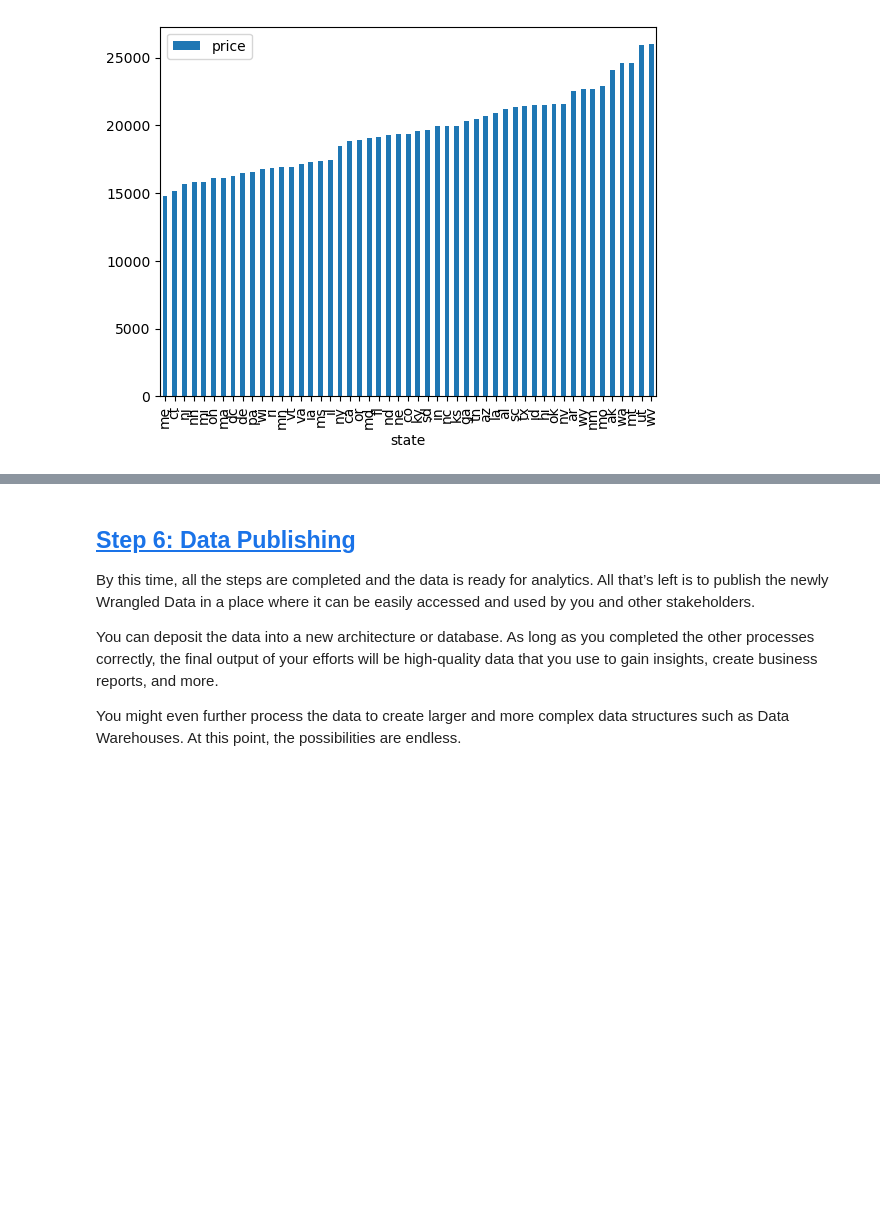
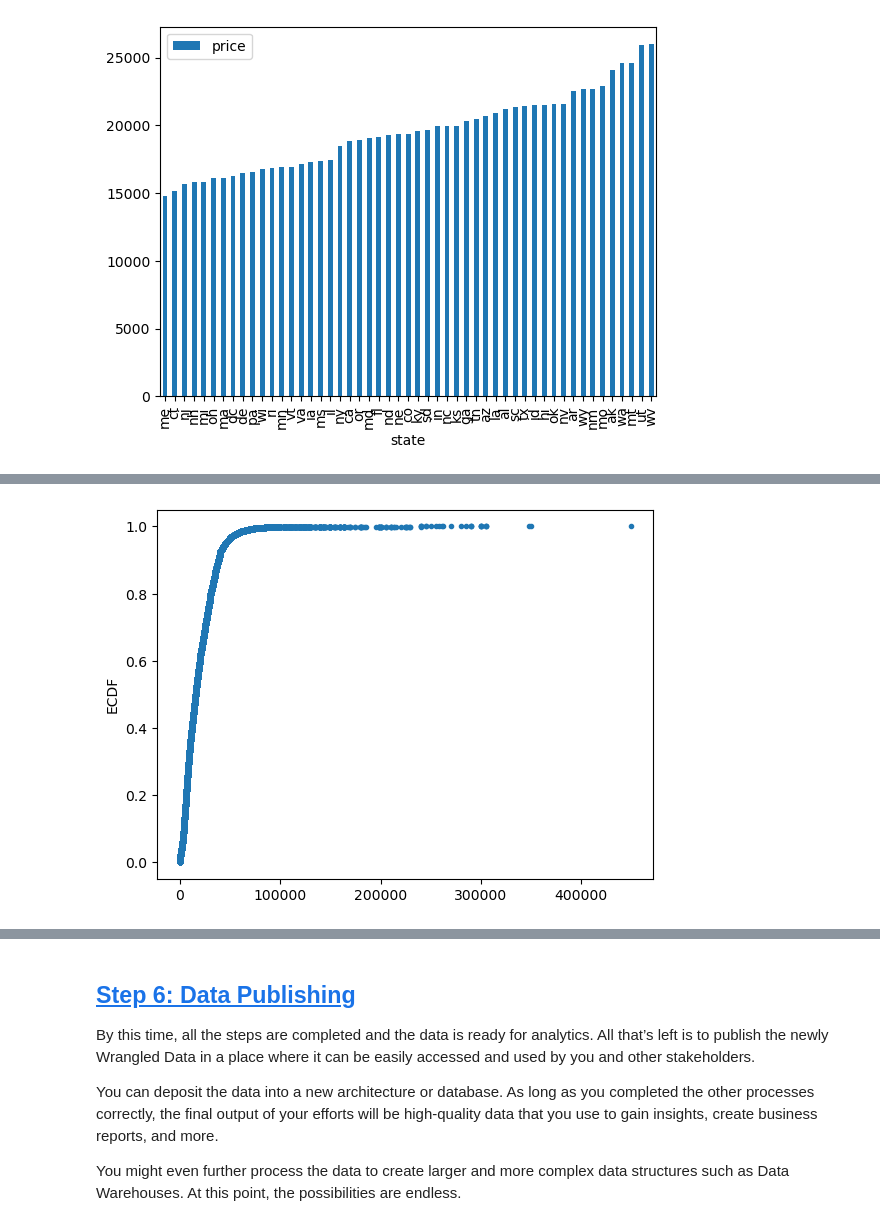
Before and after one commit to gregmckenzie88/Capstone-Two, a Jupyter notebook: notebooks/data_wrangling.ipynb, the cells around one changed output, grey strips where cells are left out. Drawn from its saved outputs; the diff is of its cells as text; code cells hidden in the pictures; blank space fills up the shorter version.

```diff
--- a/notebooks/data_wrangling.ipynb
+++ b/notebooks/data_wrangling.ipynb
@@ -743,0 +778,12 @@ state_price_means.sort_values(by='price').plot(kind='bar')
+# %%
+to_drop = [
+    95119,
+    79088,
+    149860,
+    106361,
+    113357,
+    328193
+]
+# %%
+clean_df.drop(index=to_drop, inplace=True)
+clean_df.sort_values(by='price', ascending=False).head(8)
@@ -743,0 +800,8 @@ state_price_means.sort_values(by='price').plot(kind='bar')
+# %%
+x_vers, y_vers = ecdf(clean_df['price'])
+plt.plot(x_vers, y_vers, marker = '.', linestyle = 'none')
+plt.xlabel('')
+plt.ylabel('ECDF')
+plt.show()
+# %% [output]
+[figure, added]
```
Also changed, not shown: parts of 15 cells of this notebook.
